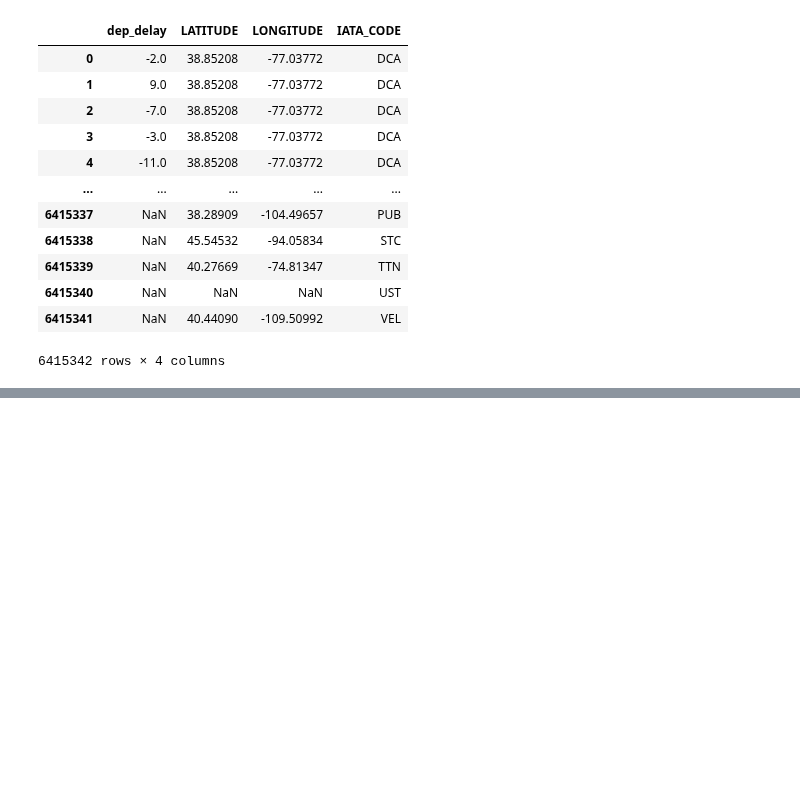
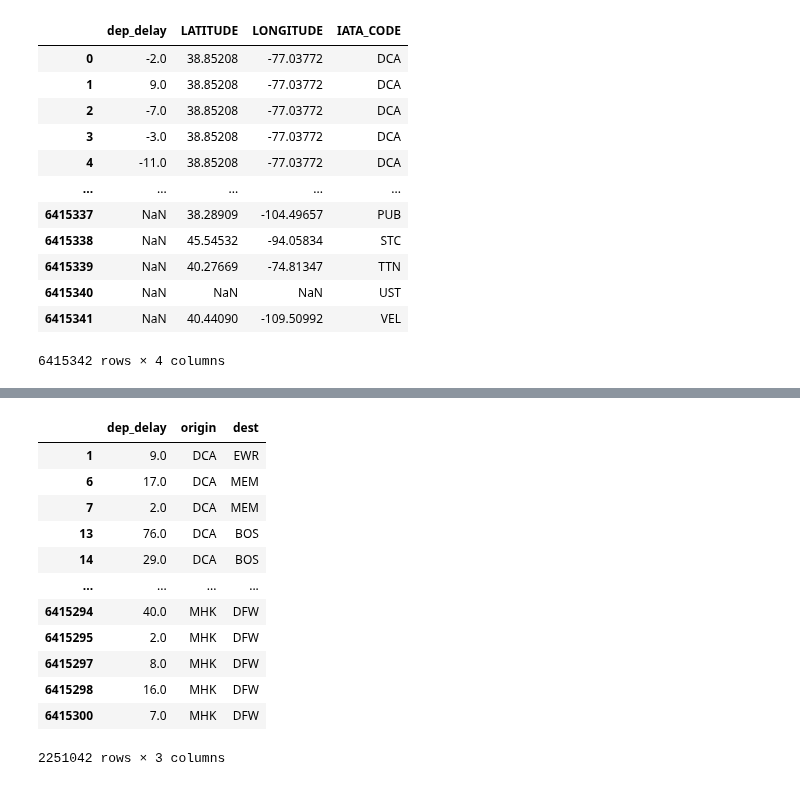
Before and after one commit to Manueel62/data-vis, a Jupyter notebook: analysis.ipynb, the cells around one changed output, grey strips where cells are left out. Cells and saved outputs as stored; diff of their text form; code cells hidden in the pictures; blank space fills up the shorter version.

```diff
--- a/analysis.ipynb
+++ b/analysis.ipynb
@@ -281,0 +299,17 @@ df_mapbox_ant.to_csv("df_mapbox_ant.csv")
+# %%
+df_connections_del_old = df_connections_old[df_connections_old["dep_delay"]>0]
+df_connections_del_old
+# %% [output]
+|  | dep_delay | origin | dest |
+| 1 | 9.0 | DCA | EWR |
+| 6 | 17.0 | DCA | MEM |
+| 7 | 2.0 | DCA | MEM |
+| 13 | 76.0 | DCA | BOS |
+| 14 | 29.0 | DCA | BOS |
+| ... | ... | ... | ... |
+| 6415294 | 40.0 | MHK | DFW |
+| 6415295 | 2.0 | MHK | DFW |
+| 6415297 | 8.0 | MHK | DFW |
+| 6415298 | 16.0 | MHK | DFW |
+| 6415300 | 7.0 | MHK | DFW |
+2251042 rows × 3 columns
```
Also changed, not shown: parts of 8 cells of this notebook, 3 other files.
